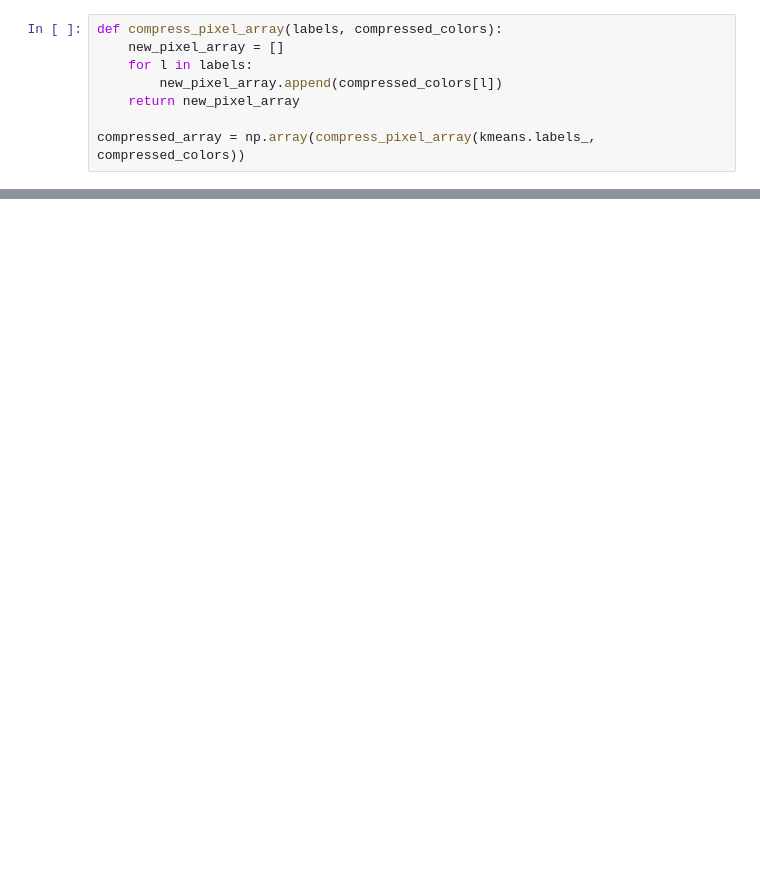
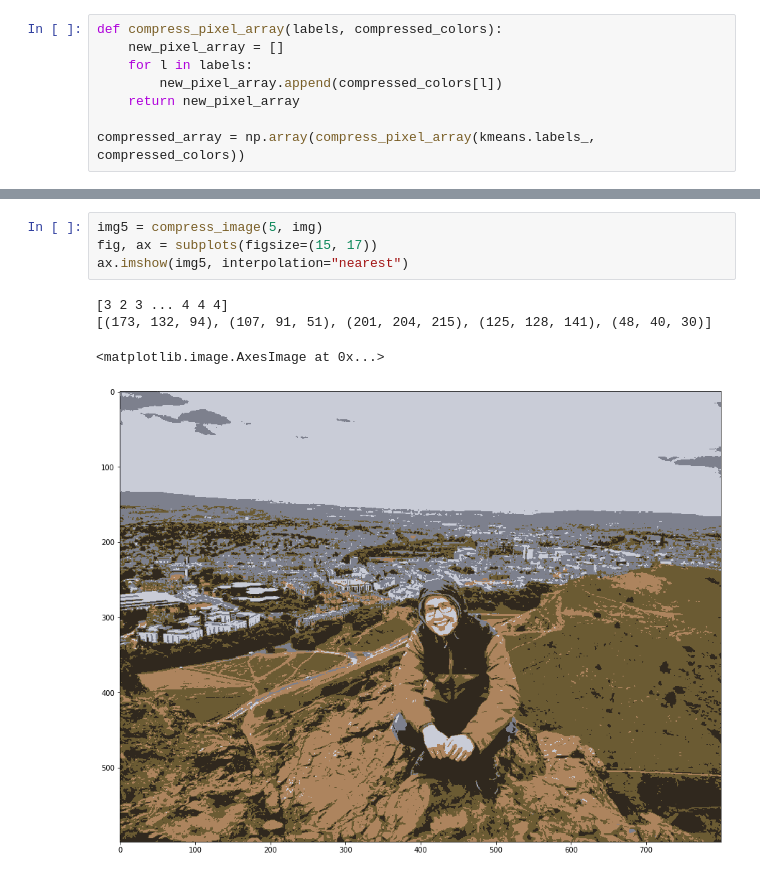
Before and after one commit to SimonSebechlebsky/vos2-clustering, a Jupyter notebook: image-compression.ipynb, the cells around one changed output, grey strips where cells are left out. Drawn from its saved outputs; the diff is of its cells as text; blank space fills up the shorter version.

```diff
--- a/image-compression.ipynb
+++ b/image-compression.ipynb
@@ -95,0 +126,9 @@ ax.imshow(compressed_img, interpolation="nearest")
+# %%
+img5 = compress_image(5, img)
+fig, ax = subplots(figsize=(15, 17))
+ax.imshow(img5, interpolation="nearest")
+# %% [output]
+[3 2 3 ... 4 4 4]
+[(173, 132, 94), (107, 91, 51), (201, 204, 215), (125, 128, 141), (48, 40, 30)]
+<matplotlib.image.AxesImage at 0x...>
+[figure, added]
```
Also changed, not shown: parts of 17 cells of this notebook, 3 other files.
